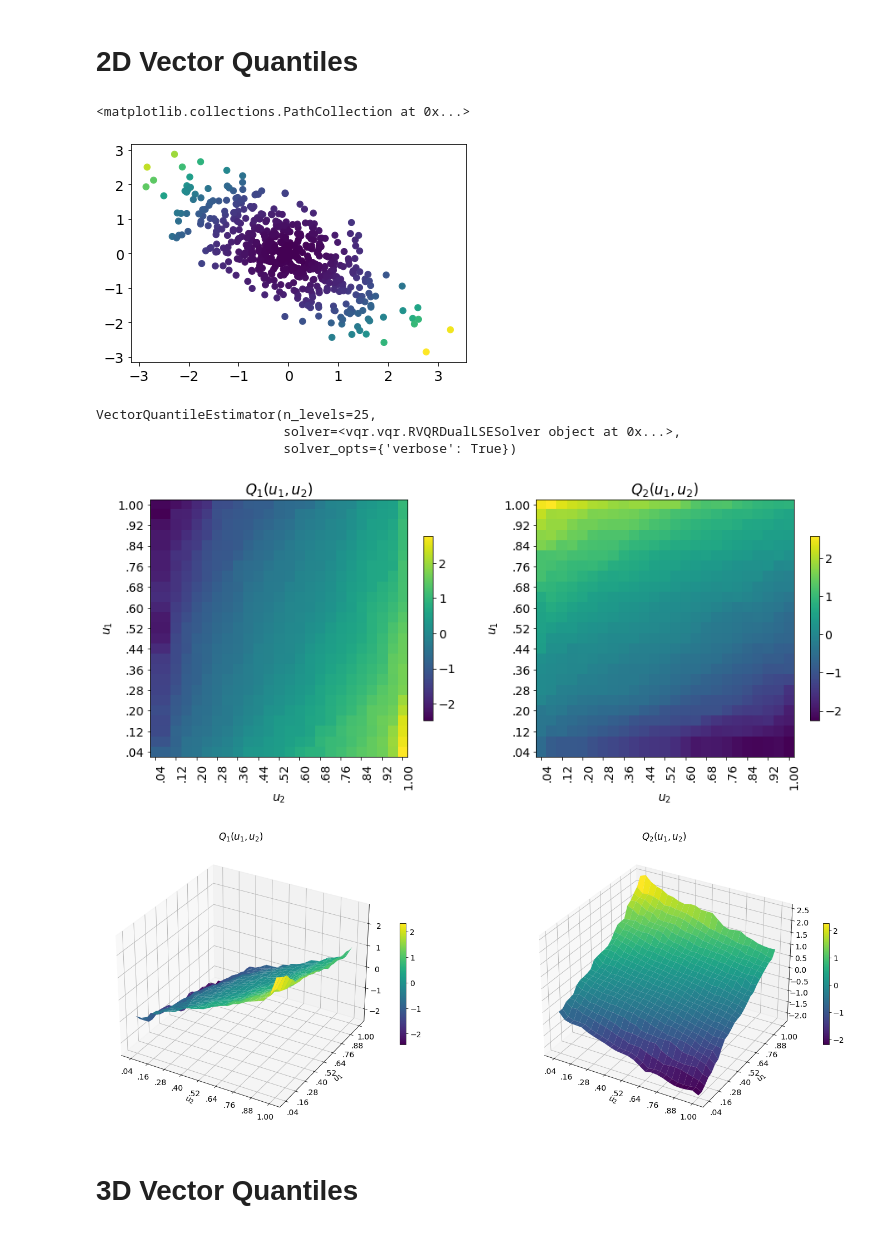
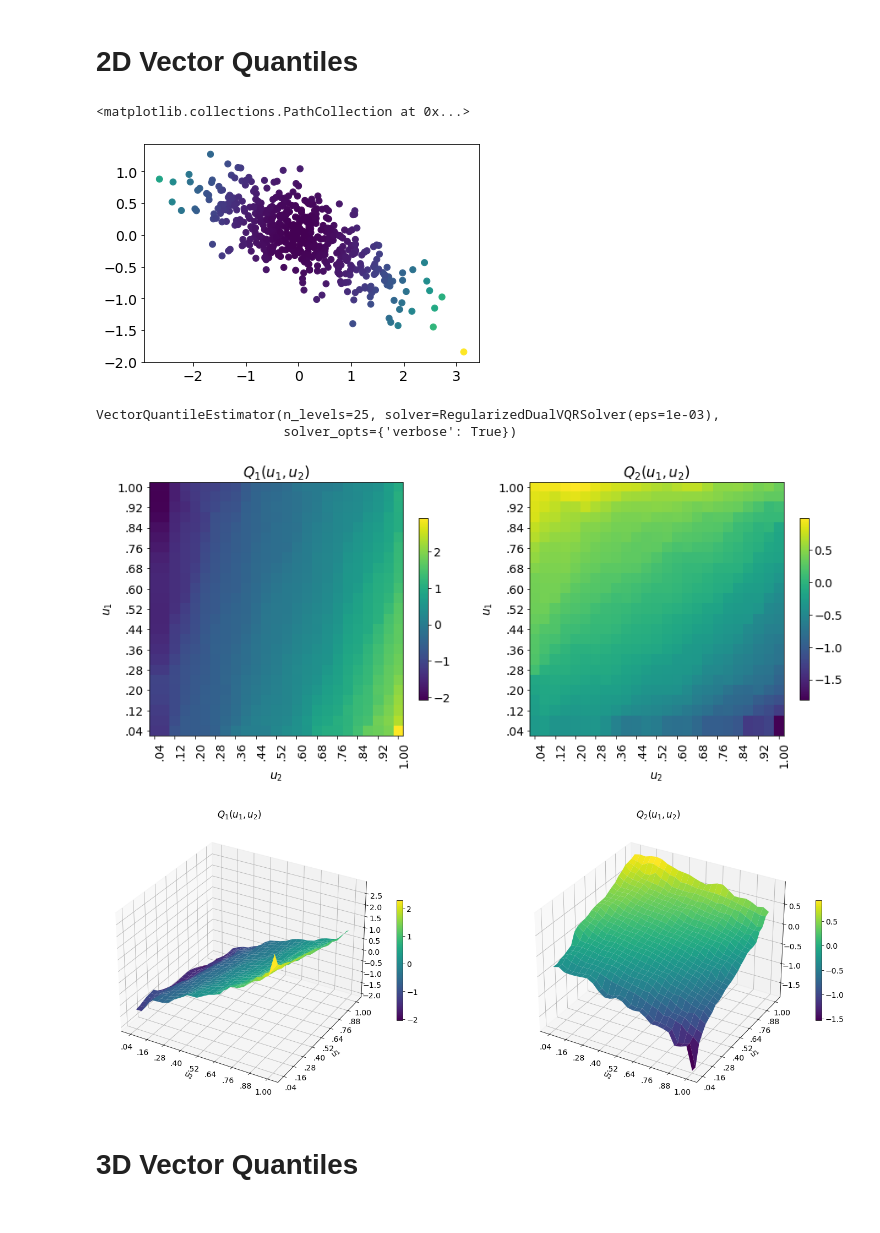
Before and after one commit to vistalab-technion/vqr, a Jupyter notebook: notebooks/01-VQ.ipynb, the cells around one changed output. Cells and saved outputs as stored; diff of their text form; code cells hidden in the pictures.

Commit message:
Replace old data generator functions with DataProvider classes.

```diff
--- a/notebooks/01-VQ.ipynb
+++ b/notebooks/01-VQ.ipynb
@@ -37,34 +37,33 @@ fig.savefig("figs/qr_1d.png", dpi=150, bbox_inches="tight")
 # %% [markdown]
 # 2D Vector Quantiles
 # %%
-from vqr.data import generate_mvn_data
+from experiments.data.mvn import IndependentDataProvider
 
 d = 2
 k = 1
 T = 25
 N = 500
 
-_, Y = generate_mvn_data(N, d, k)
+_, Y = IndependentDataProvider(d=d, k=k).sample(n=N)
 plt.scatter(Y[:, 0], Y[:, 1], c=np.sum(Y**2, axis=1))
 # %% [output]
 <matplotlib.collections.PathCollection at 0x...>
-[figure, old version]
+[figure, new version]
 # %%
 vq2 = VectorQuantileEstimator(n_levels=T, solver_opts={'verbose': True})
 vq2.fit(Y)
 # %% [output]
-VectorQuantileEstimator(n_levels=25,
-                        solver=<vqr.vqr.RVQRDualLSESolver object at 0x...>,
+VectorQuantileEstimator(n_levels=25, solver=RegularizedDualVQRSolver(eps=1e-03),
                         solver_opts={'verbose': True})
 # %%
 fig = vq2.plot_quantiles(figsize=(15, 20))
 # %% [output]
-[figure, old version]
+[figure, new version]
 # %%
 fig = vq2.plot_quantiles(figsize=(25, 20), surf_2d=True)
 fig.savefig("figs/qr_2d.png", dpi=150, bbox_inches="tight")
 # %% [output]
-[figure, old version]
+[figure, new version]
 # %% [markdown]
 # 3D Vector Quantiles
 # %%
```
Also changed, not shown: parts of 6 cells of this notebook, 2 other files.
